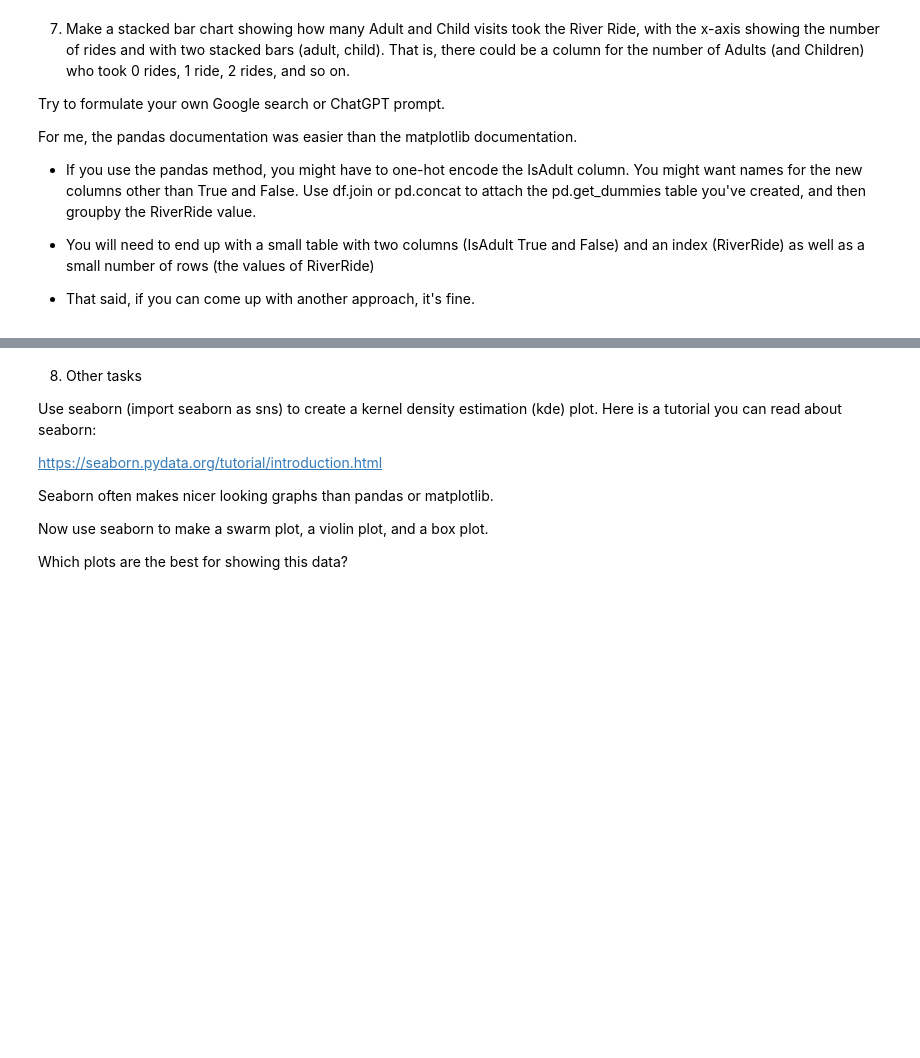
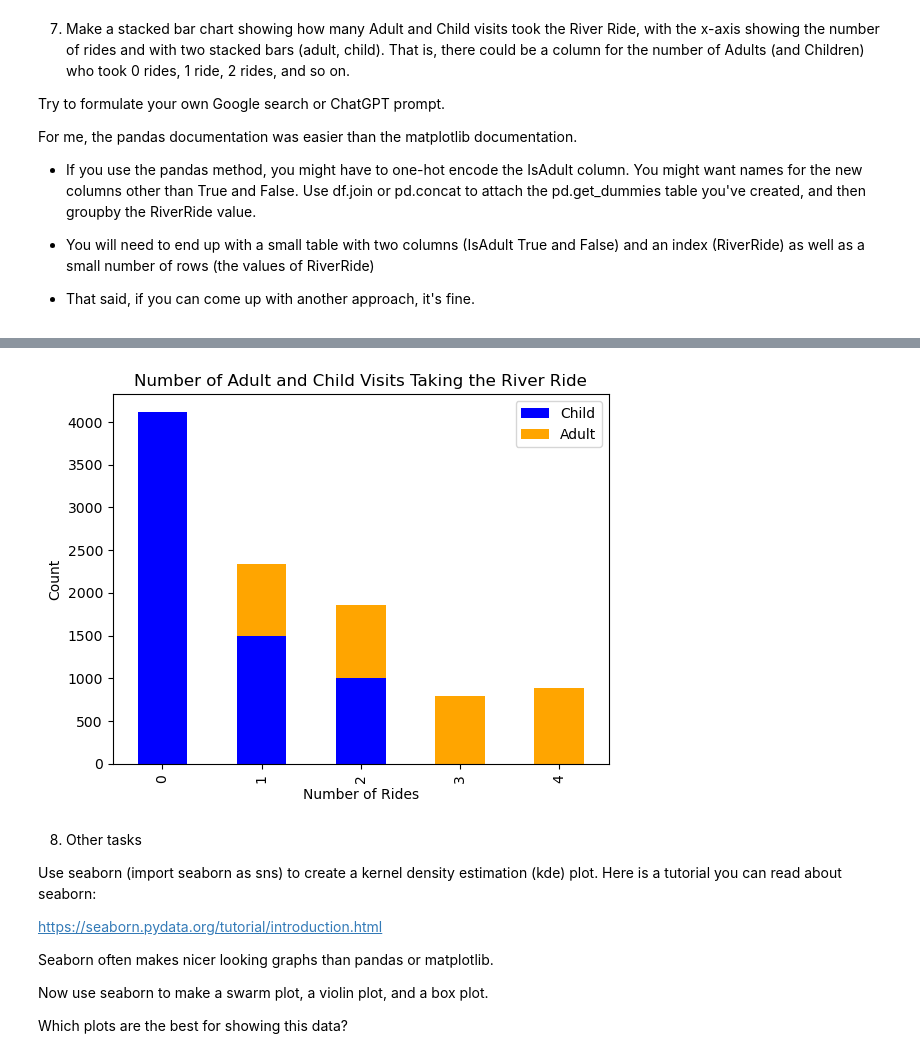
Before and after one commit to DaveD-BU/DX699-2025-spring-B2, a Jupyter notebook: OMDS-ModB2-Week3-Davis-David.ipynb, the cells around one changed output, grey strips where cells are left out. Drawn from its saved outputs; the diff is of its cells as text; code cells hidden in the pictures; blank space fills up the shorter version.

```diff
--- a/OMDS-ModB2-Week3-Davis-David.ipynb
+++ b/OMDS-ModB2-Week3-Davis-David.ipynb
@@ -371,3 +389,22 @@ For me, the pandas documentation was easier than the matplotlib documentation.
+# %%
+
+df_grouped = df.drop(['MartianRide', 'TeacupRide', 'MoneySpent','VisitDate'], axis=1)
+
+df_encoded = pd.get_dummies(df['IsAdult'])
+df_grouped = pd.concat([df_grouped, df_encoded], axis=1)
+df_grouped = df_grouped.drop('IsAdult', axis=1)
+
+df_grouped = df_grouped.groupby('RiverRide').sum()
+
+df_grouped.head()
+df_grouped.plot(kind='bar', stacked=True, color=['blue', 'orange'])
+plt.xlabel('Number of Rides')
+plt.ylabel('Count')
+plt.title('Number of Adult and Child Visits Taking the River Ride')
+plt.legend(['Child', 'Adult'])
+plt.show()
+# %% [output]
+[figure, added]
 # %% [markdown]
 8. Other tasks
 
```
Also changed, not shown: parts of 3 cells of this notebook, 1 other file.
